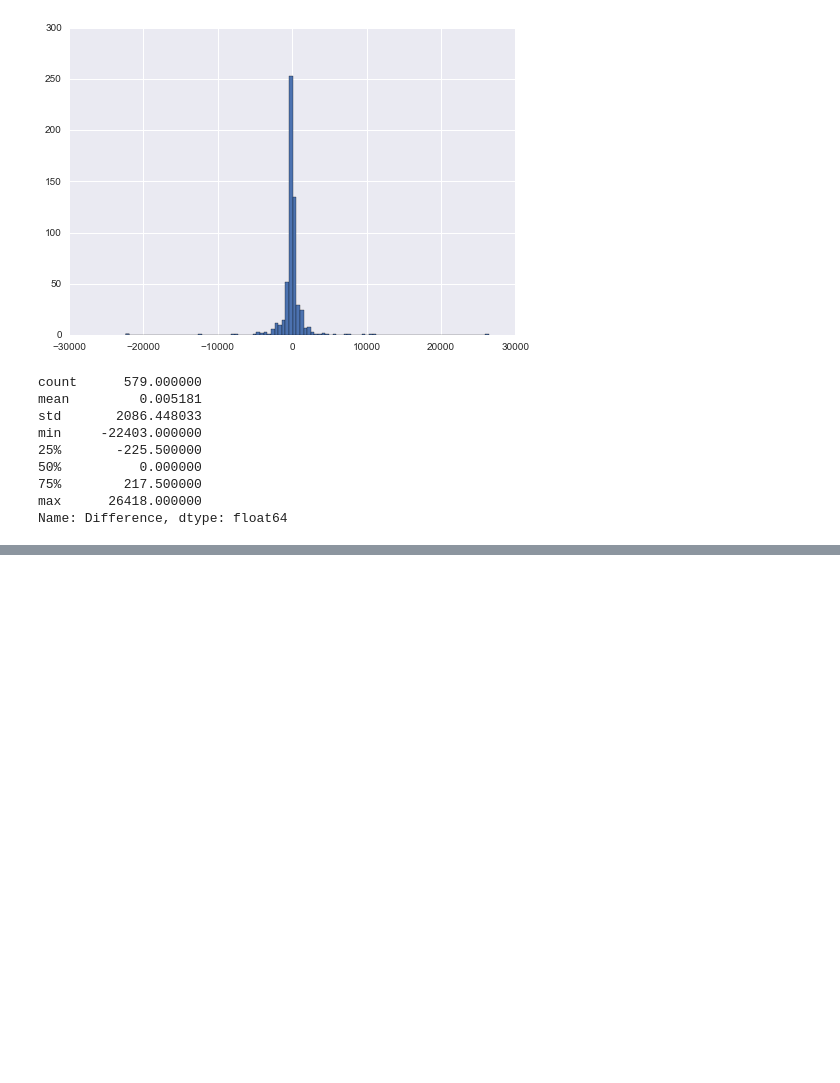
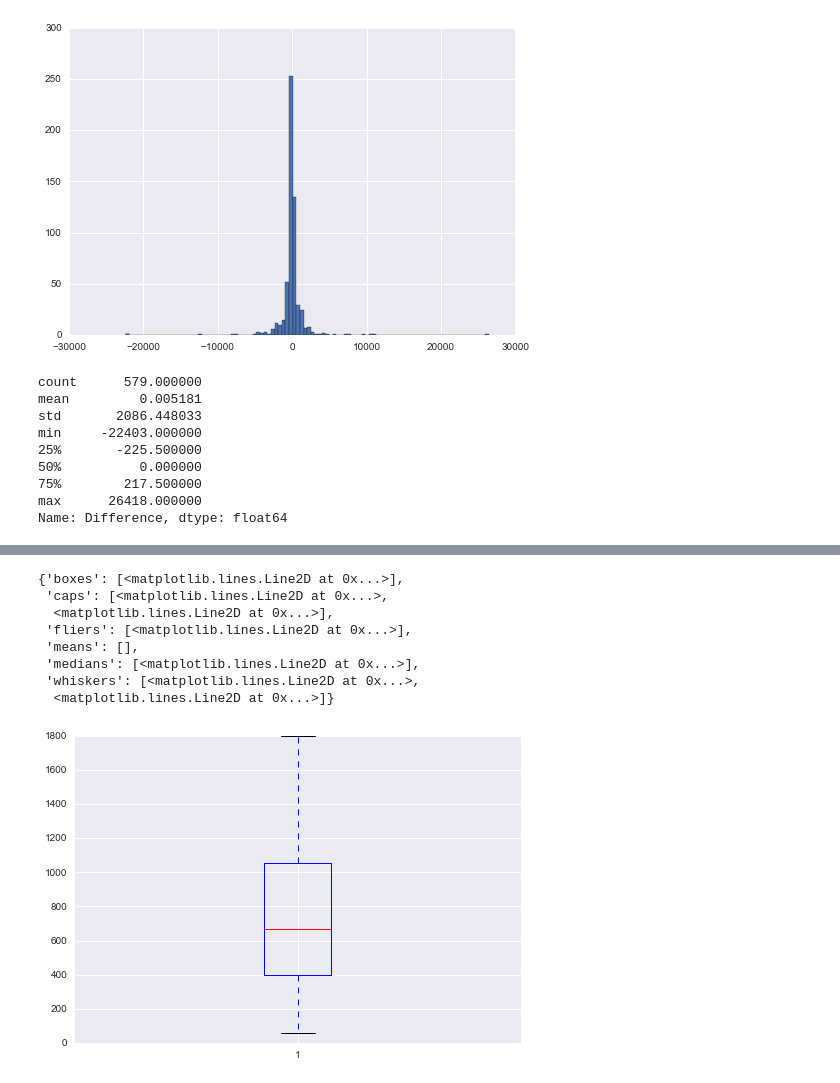
Before and after one commit to cgeppig/DSI_week_03, a Jupyter notebook: Plotting Fun.ipynb, the cells around one changed output, grey strips where cells are left out. Cells and saved outputs as stored; diff of their text form; code cells hidden in the pictures; blank space fills up the shorter version.

```diff
--- a/Plotting Fun.ipynb
+++ b/Plotting Fun.ipynb
@@ -206,0 +254,12 @@ Name: Difference, dtype: float64
+# %%
+plt.boxplot(divvy[(divvy['tripduration'] <= 1800.0)]['tripduration'])
+# %% [output]
+{'boxes': [<matplotlib.lines.Line2D at 0x...>],
+ 'caps': [<matplotlib.lines.Line2D at 0x...>,
+  <matplotlib.lines.Line2D at 0x...>],
+ 'fliers': [<matplotlib.lines.Line2D at 0x...>],
+ 'means': [],
+ 'medians': [<matplotlib.lines.Line2D at 0x...>],
+ 'whiskers': [<matplotlib.lines.Line2D at 0x...>,
+  <matplotlib.lines.Line2D at 0x...>]}
+[figure, added]
```
Also changed, not shown: parts of 27 cells of this notebook, 3 other files.
